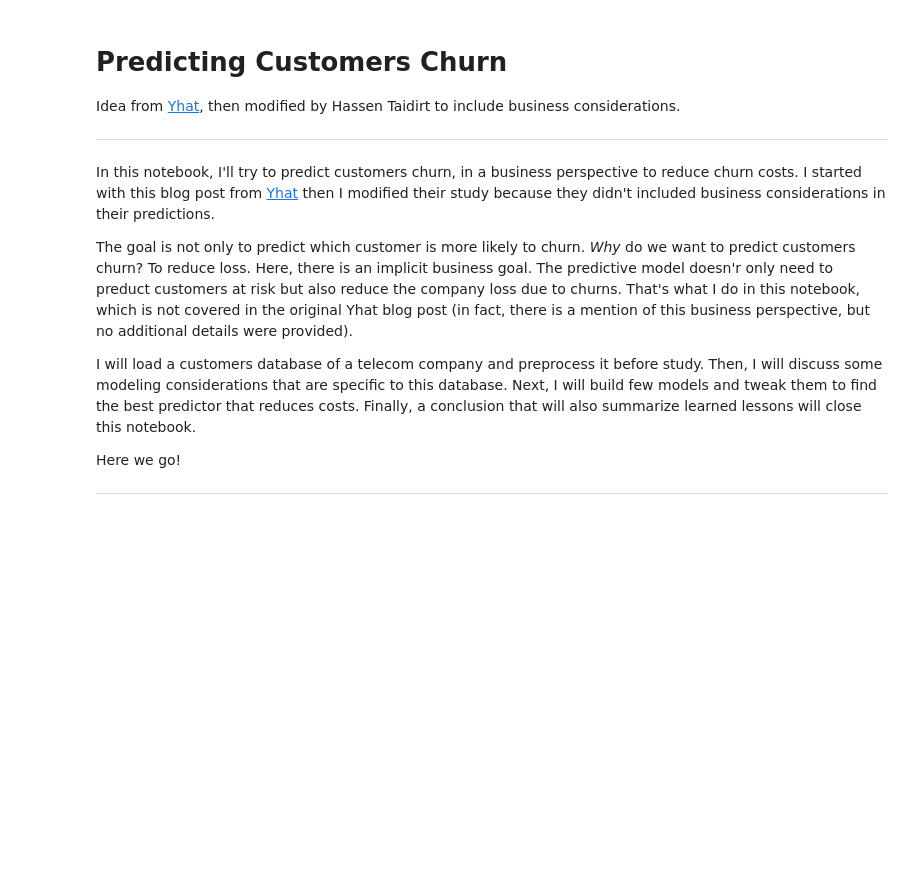
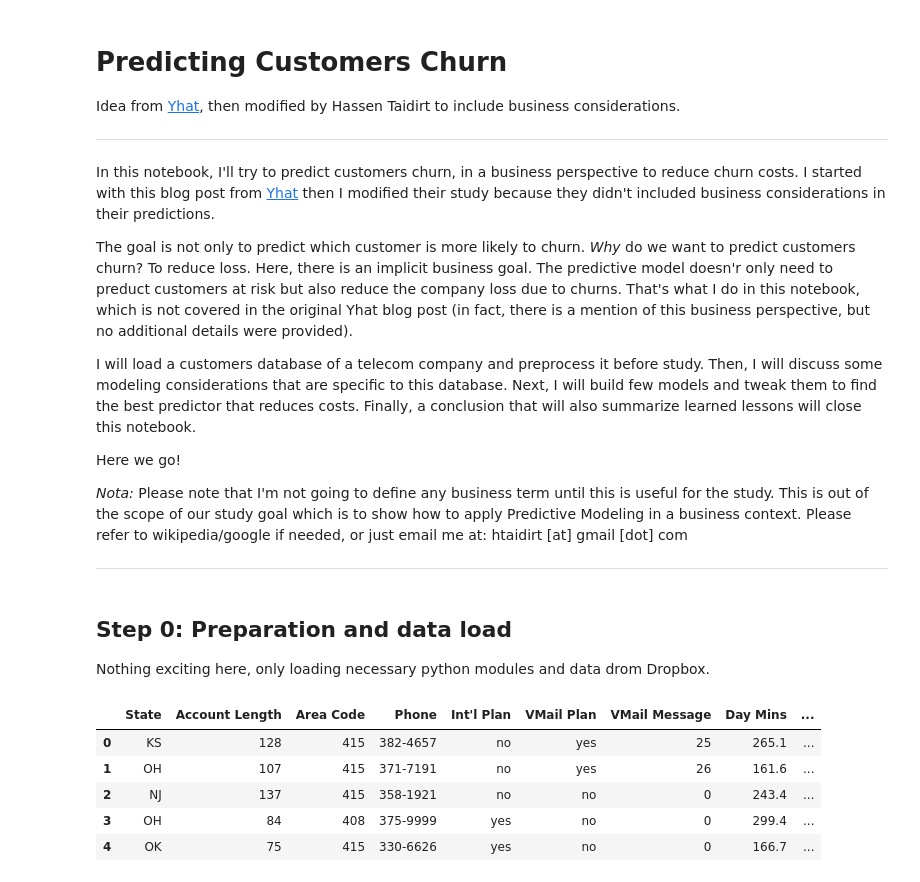
Before and after one commit to HassenIO/predicting-customer-churn, a Jupyter notebook: Predicting Customers Churn.ipynb, the cells around one changed output. Drawn from its saved outputs; the diff is of its cells as text; code cells hidden in the pictures; blank space fills up the shorter version.

Commit message:
Load and preprocess the data

```diff
--- a/Predicting Customers Churn.ipynb
+++ b/Predicting Customers Churn.ipynb
@@ -13,4 +13,37 @@ I will load a customers database of a telecom company and preprocess it before s
 
 Here we go!
 
+_Nota:_ Please note that I'm not going to define any business term until this is useful for the study. This is out of the scope of our study goal which is to show how to apply Predictive Modeling in a business context. Please refer to wikipedia/google if needed, or just email me at: htaidirt [at] gmail [dot] com
+
 ***
+# %% [markdown]
+## Step 0: Preparation and data load
+
+Nothing exciting here, only loading necessary python modules and data drom Dropbox.
+# %%
+%matplotlib inline
+
+import numpy as np
+
+import pandas as pd
+pd.set_option('display.width', 500)
+pd.set_option('display.max_columns', 100)
+pd.set_option('display.notebook_repr_html', True)
+
+import seaborn as sns
+sns.set_style('whitegrid')
+sns.set_context('poster')
+
+from matplotlib import rcParams
+# %%
+# Source: https://dl.dropboxusercontent.com/u/75194/churn.csv
+data_original = pd.read_csv('./data/data_original.csv')
+# %%
+data_original.head()
+# %% [output]
+|  | State | Account Length | Area Code | Phone | Int'l Plan | VMail Plan | VMail Message | Day Mins | ... |
+| 0 | KS | 128 | 415 | 382-4657 | no | yes | 25 | 265.1 | ... |
+| 1 | OH | 107 | 415 | 371-7191 | no | yes | 26 | 161.6 | ... |
+| 2 | NJ | 137 | 415 | 358-1921 | no | no | 0 | 243.4 | ... |
+| 3 | OH | 84 | 408 | 375-9999 | yes | no | 0 | 299.4 | ... |
+| 4 | OK | 75 | 415 | 330-6626 | yes | no | 0 | 166.7 | ... |
```
Also changed, not shown: parts of 27 cells of this notebook, 3 other files.
